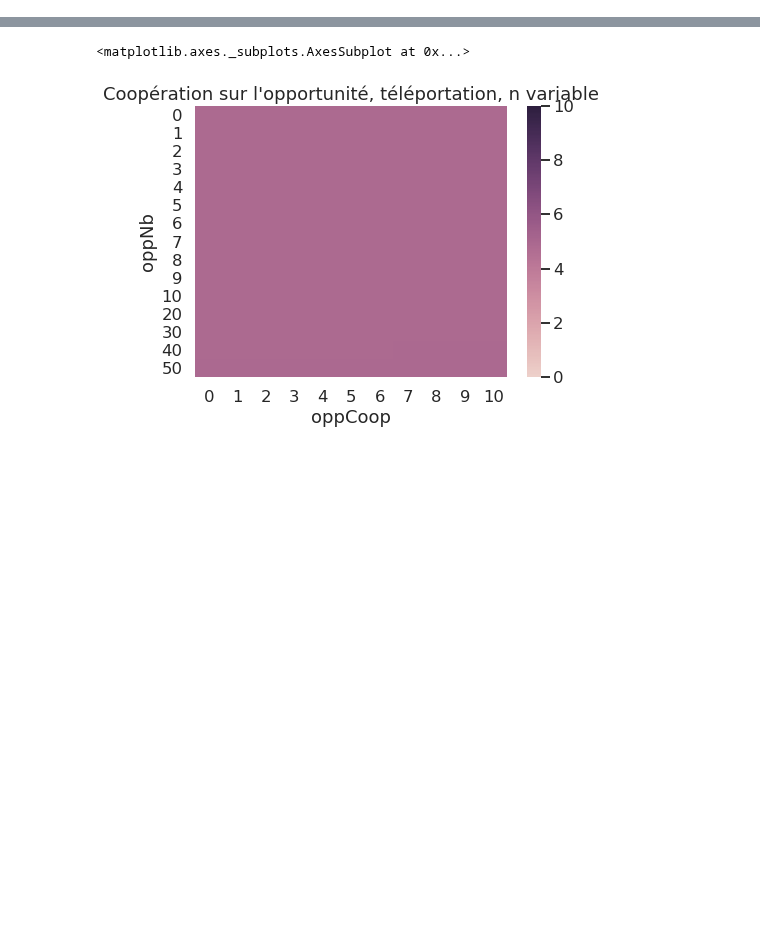
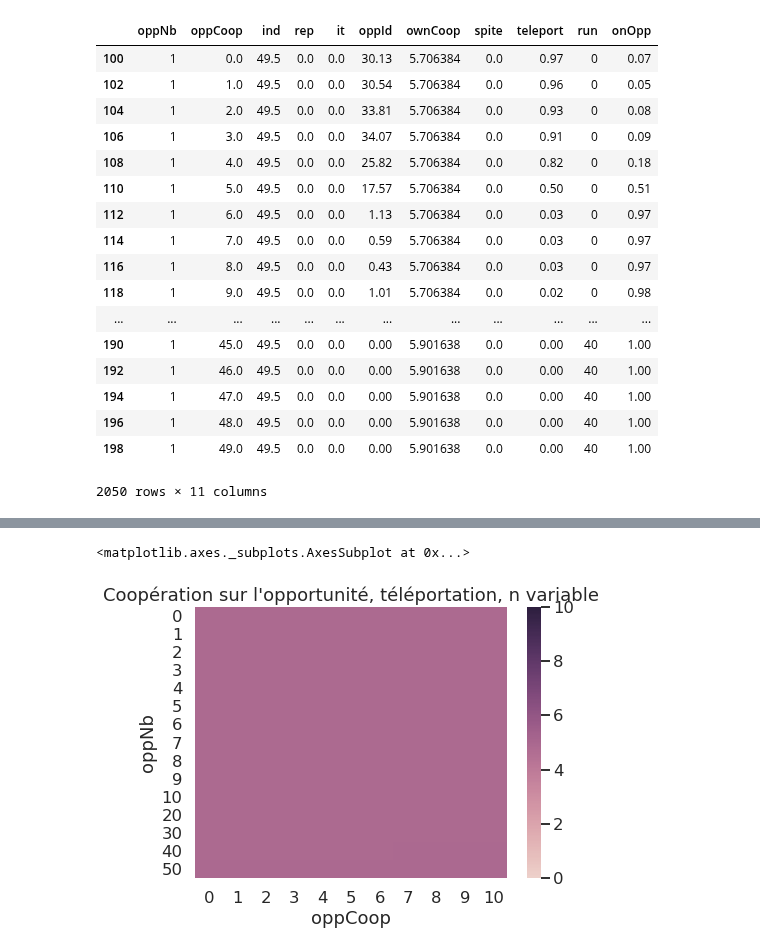
Before and after one commit to PaulEcoffet/roborobo3, a Jupyter notebook: roborobo3/notebooks/heatmap_choice.ipynb, the cells around one changed output, grey strips where cells are left out. Cells and saved outputs as stored; diff of their text form; code cells hidden in the pictures; blank space fills up the shorter version.

```diff
--- a/roborobo3/notebooks/heatmap_choice.ipynb
+++ b/roborobo3/notebooks/heatmap_choice.ipynb
@@ -68,3 +83,24 @@ plt.ylim(-0.1, 1.1)
+# %%
+log.query('oppCoop % 1 == 0 and oppNb == 1')
+# %% [output]
+|  | oppNb | oppCoop | ind | rep | it | oppId | ownCoop | spite | teleport | run | onOpp |
+| 100 | 1 | 0.0 | 49.5 | 0.0 | 0.0 | 30.13 | 5.706384 | 0.0 | 0.97 | 0 | 0.07 |
+| 102 | 1 | 1.0 | 49.5 | 0.0 | 0.0 | 30.54 | 5.706384 | 0.0 | 0.96 | 0 | 0.05 |
+| 104 | 1 | 2.0 | 49.5 | 0.0 | 0.0 | 33.81 | 5.706384 | 0.0 | 0.93 | 0 | 0.08 |
+| 106 | 1 | 3.0 | 49.5 | 0.0 | 0.0 | 34.07 | 5.706384 | 0.0 | 0.91 | 0 | 0.09 |
+| 108 | 1 | 4.0 | 49.5 | 0.0 | 0.0 | 25.82 | 5.706384 | 0.0 | 0.82 | 0 | 0.18 |
+| 110 | 1 | 5.0 | 49.5 | 0.0 | 0.0 | 17.57 | 5.706384 | 0.0 | 0.50 | 0 | 0.51 |
+| 112 | 1 | 6.0 | 49.5 | 0.0 | 0.0 | 1.13 | 5.706384 | 0.0 | 0.03 | 0 | 0.97 |
+| 114 | 1 | 7.0 | 49.5 | 0.0 | 0.0 | 0.59 | 5.706384 | 0.0 | 0.03 | 0 | 0.97 |
+| 116 | 1 | 8.0 | 49.5 | 0.0 | 0.0 | 0.43 | 5.706384 | 0.0 | 0.03 | 0 | 0.97 |
+| 118 | 1 | 9.0 | 49.5 | 0.0 | 0.0 | 1.01 | 5.706384 | 0.0 | 0.02 | 0 | 0.98 |
+| ... | ... | ... | ... | ... | ... | ... | ... | ... | ... | ... | ... |
+| 190 | 1 | 45.0 | 49.5 | 0.0 | 0.0 | 0.00 | 5.901638 | 0.0 | 0.00 | 40 | 1.00 |
+| 192 | 1 | 46.0 | 49.5 | 0.0 | 0.0 | 0.00 | 5.901638 | 0.0 | 0.00 | 40 | 1.00 |
+| 194 | 1 | 47.0 | 49.5 | 0.0 | 0.0 | 0.00 | 5.901638 | 0.0 | 0.00 | 40 | 1.00 |
+| 196 | 1 | 48.0 | 49.5 | 0.0 | 0.0 | 0.00 | 5.901638 | 0.0 | 0.00 | 40 | 1.00 |
+| 198 | 1 | 49.0 | 49.5 | 0.0 | 0.0 | 0.00 | 5.901638 | 0.0 | 0.00 | 40 | 1.00 |
+2050 rows × 11 columns
 # %%
 sns.set_context('talk')
 heatmap = pd.pivot_table(data=log, values='onOpp', index=['oppNb'], columns=['oppCoop'], aggfunc=np.mean)
```
Also changed, not shown: parts of 4 cells of this notebook, 3 other files.
